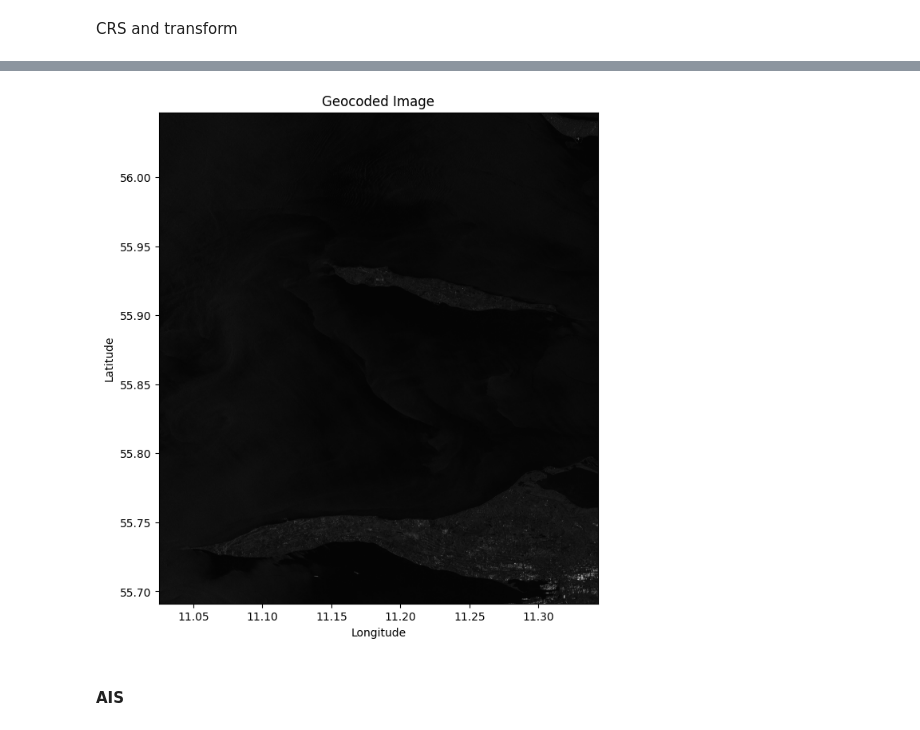
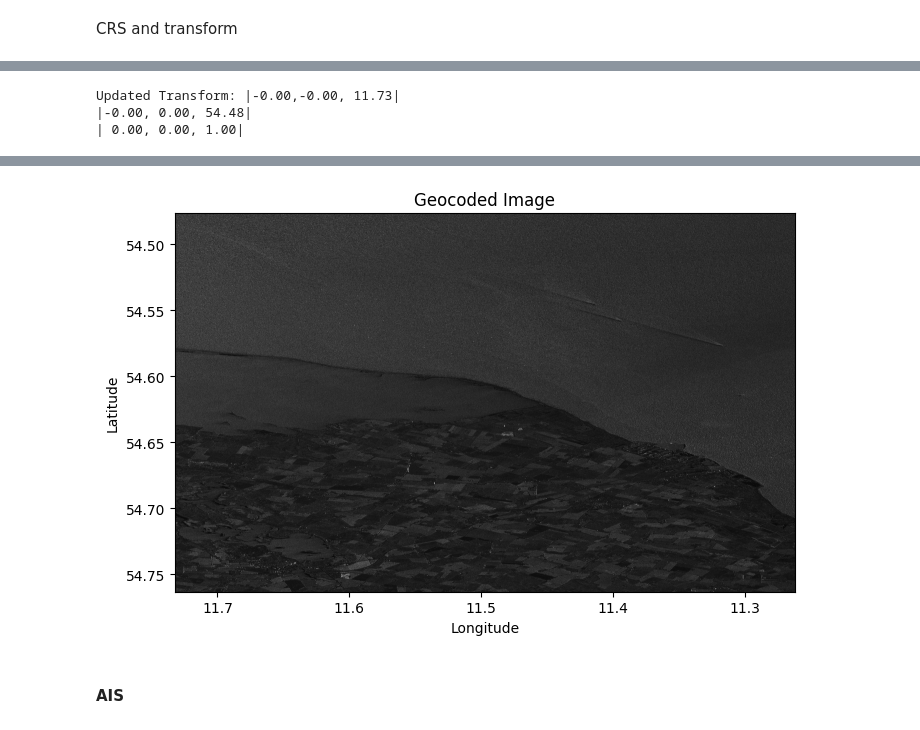
Before and after one commit to Benyaminhosseiny/NASTaR, a Jupyter notebook: NovaSAR_AIS_Processing.ipynb, the cells around one changed output, grey strips where cells are left out. Saved outputs shown, nothing was run; the diff lists cells and outputs as text; code cells hidden in the pictures.

```diff
--- a/NovaSAR_AIS_Processing.ipynb
+++ b/NovaSAR_AIS_Processing.ipynb
@@ -55,7 +55,7 @@ Found 441 tif files.
  '/mnt/e/AssenSAR/CSP LIDAR Data/NovaSAR/Airbus_2024Jun13/NovaSAR_01_54685_grd_240605_220301_HH/NovaSAR_01_54685_grd_13_240605_220324_HH_5/image_HH.tif',
  '/mnt/e/AssenSAR/CSP LIDAR Data/NovaSAR/Airbus_2024Jun13/NovaSAR_01_54685_grd_240605_220301_HH/NovaSAR_01_54685_grd_13_240605_220330_HH_6/image_HH.tif']
 # %%
-tii = 0 # Index of the tif file to process
+tii = 2 # Index of the tif file to process
 # %%
 # Load metadata to generate geo tranformation using tiepoints and sampling info
 import xml.etree.ElementTree as ET
@@ -124,13 +133,8 @@ for tp in geo_info_elem.findall(".//TiePoint"):
     lat = tp.findtext("Latitude")
     lon = tp.findtext("Longitude")
     height = tp.findtext("Height")
-    tiepoints.append({
-        "line": line,
-        "pixel": pixel,
-        "lat": lat,
-        "lon": lon,
-        "height": height
-    })
+    tiepoints.append( rio.control.GroundControlPoint( row=int(line), col=int(pixel), x=float(lon), y=float(lat)) )
+
     lat_all.append(float(lat))
     lon_all.append(float(lon))
 
@@ -214,10 +170,28 @@ Affine(4.011761276601078e-05, 0.0, 11.02509456,
+# %%
+# Generate CRS and transform using ellipsoid and tiepoints information extracted from the metadata XML file:
+from rasterio.crs import CRS
+
+# Use ellipsoid parameters for CRS, fallback to WGS84 if not available
+if ellipsoid == "WGS84":
+    crs = CRS.from_epsg(4326)
+else:
+    crs = CRS.from_string(f"+proj=longlat +a={SemiMajorAxis_name} +b={SemiMinorAxis_name} +no_defs")
+
+transform = rio.transform.from_gcps(tiepoints)
+print("Updated Transform:", transform)
+# %% [output]
+Updated Transform: |-0.00,-0.00, 11.73|
+|-0.00, 0.00, 54.48|
+| 0.00, 0.00, 1.00|
 # %%
 import rasterio.plot
-with rio.open(tif_files[0]) as src:
-    fig, ax = plt.subplots(figsize=(8, 8))
-    rio.plot.show(src.read(1), ax=ax, transform=transform, cmap='gray', vmin=0, vmax=1500)
-    ax.set_title("Geocoded Image")
-    ax.set_xlabel("Longitude")
-    ax.set_ylabel("Latitude")
-    plt.show()
+src = rio.open(tif_files[tii])
+im = src.read(1)
+im_uint8 = (255*im/1500).astype(np.uint8)
+fig, ax = plt.subplots(figsize=(8, 8))
+rio.plot.show(im, ax=ax, transform=transform, cmap='gray', vmin=0, vmax=1500)
+ax.set_title("Geocoded Image")
+ax.set_xlabel("Longitude")
+ax.set_ylabel("Latitude")
+plt.show()
 # %% [output]
@@ -224,4 +199,4 @@ with rio.open(tif_files[0]) as src:
-[figure, old version]
+[figure, new version]
 # %% [markdown]
 #### AIS
 # %%
```
Also changed, not shown: parts of 12 cells of this notebook.
